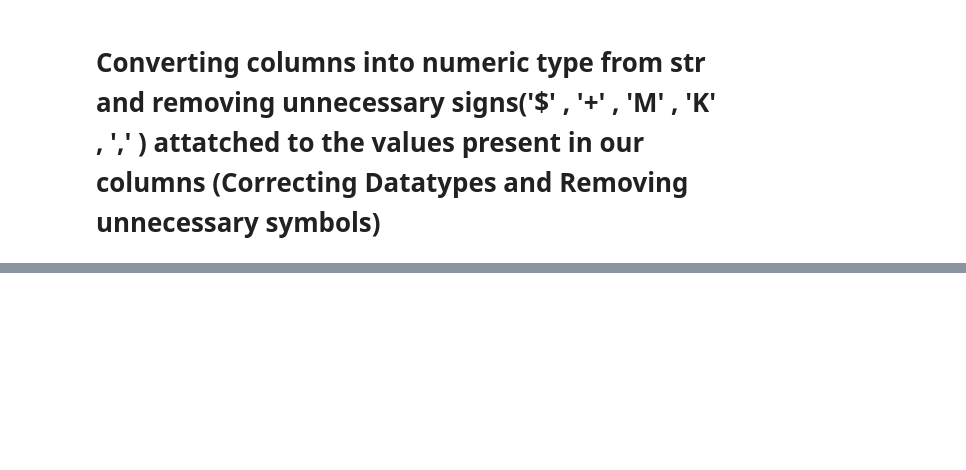
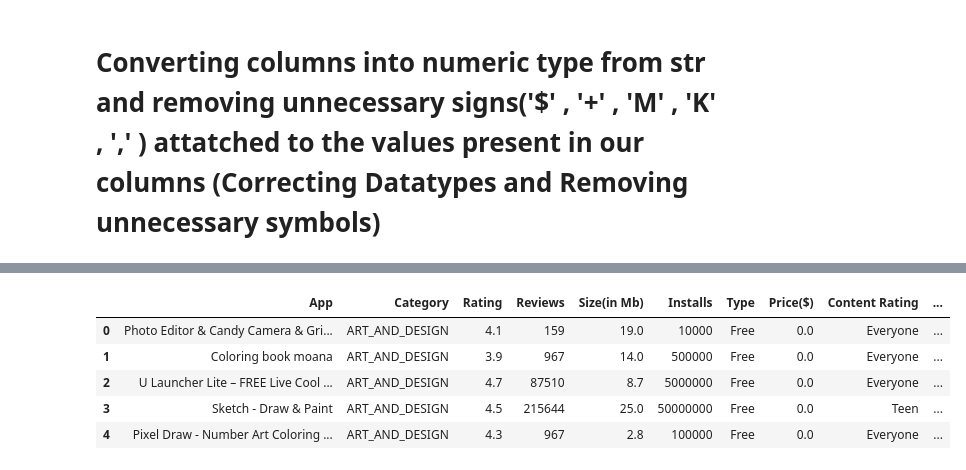
Before and after one commit to amol004/Google-Play-Store-EDA, a Jupyter notebook: Capstone_project_Google_play_store_review_analysis_(EDA)_Notebook_{Amol_Thakur}.ipynb, the cells around one changed output, grey strips where cells are left out. Saved outputs shown, nothing was run; the diff lists cells and outputs as text; code cells hidden in the pictures; blank space fills up the shorter version.

```diff
--- a/Capstone_project_Google_play_store_review_analysis_(EDA)_Notebook_{Amol_Thakur}.ipynb
+++ b/Capstone_project_Google_play_store_review_analysis_(EDA)_Notebook_{Amol_Thakur}.ipynb
@@ -277,0 +294,7 @@ play_df['Size']=play_df.Size.replace('Varies with device',np.nan)
+# %%
+# changing the datatype of 'Size' column to str so that we can apply the above function as it is only applicabe for a value having datatype str
+play_df.Size=play_df['Size'].astype('str')
+# %%
+# applying the function remove() that we created , to the column 'Size' so that we can have pure numeric values
+play_df["Size"]=play_df["Size"].apply(lambda x: remove(x)) # using .apply() method with the help of lambda function to filter values in column 'Size'
+# we can also use .map() here to perform the same task
@@ -277,0 +323,16 @@ play_df['Size']=play_df.Size.replace('Varies with device',np.nan)
+# %%
+#changing the datatype of column 'Size' to float
+play_df['Size']=play_df['Size'].astype('float')
+# %%
+# renaming the column as all the values now are in 'Mb'
+play_df=play_df.rename(columns={'Size':'Size(in Mb)'})
+# %%
+# Let's have a final look at our updated dataframe before moving further
+play_df.head()
+# %% [output]
+|  | App | Category | Rating | Reviews | Size(in Mb) | Installs | Type | Price($) | Content Rating | ... |
+| 0 | Photo Editor & Candy Camera & Gri... | ART_AND_DESIGN | 4.1 | 159 | 19.0 | 10000 | Free | 0.0 | Everyone | ... |
+| 1 | Coloring book moana | ART_AND_DESIGN | 3.9 | 967 | 14.0 | 500000 | Free | 0.0 | Everyone | ... |
+| 2 | U Launcher Lite – FREE Live Cool ... | ART_AND_DESIGN | 4.7 | 87510 | 8.7 | 5000000 | Free | 0.0 | Everyone | ... |
+| 3 | Sketch - Draw & Paint | ART_AND_DESIGN | 4.5 | 215644 | 25.0 | 50000000 | Free | 0.0 | Teen | ... |
+| 4 | Pixel Draw - Number Art Coloring ... | ART_AND_DESIGN | 4.3 | 967 | 2.8 | 100000 | Free | 0.0 | Everyone | ... |
```
Also changed, not shown: parts of 6 cells of this notebook.
